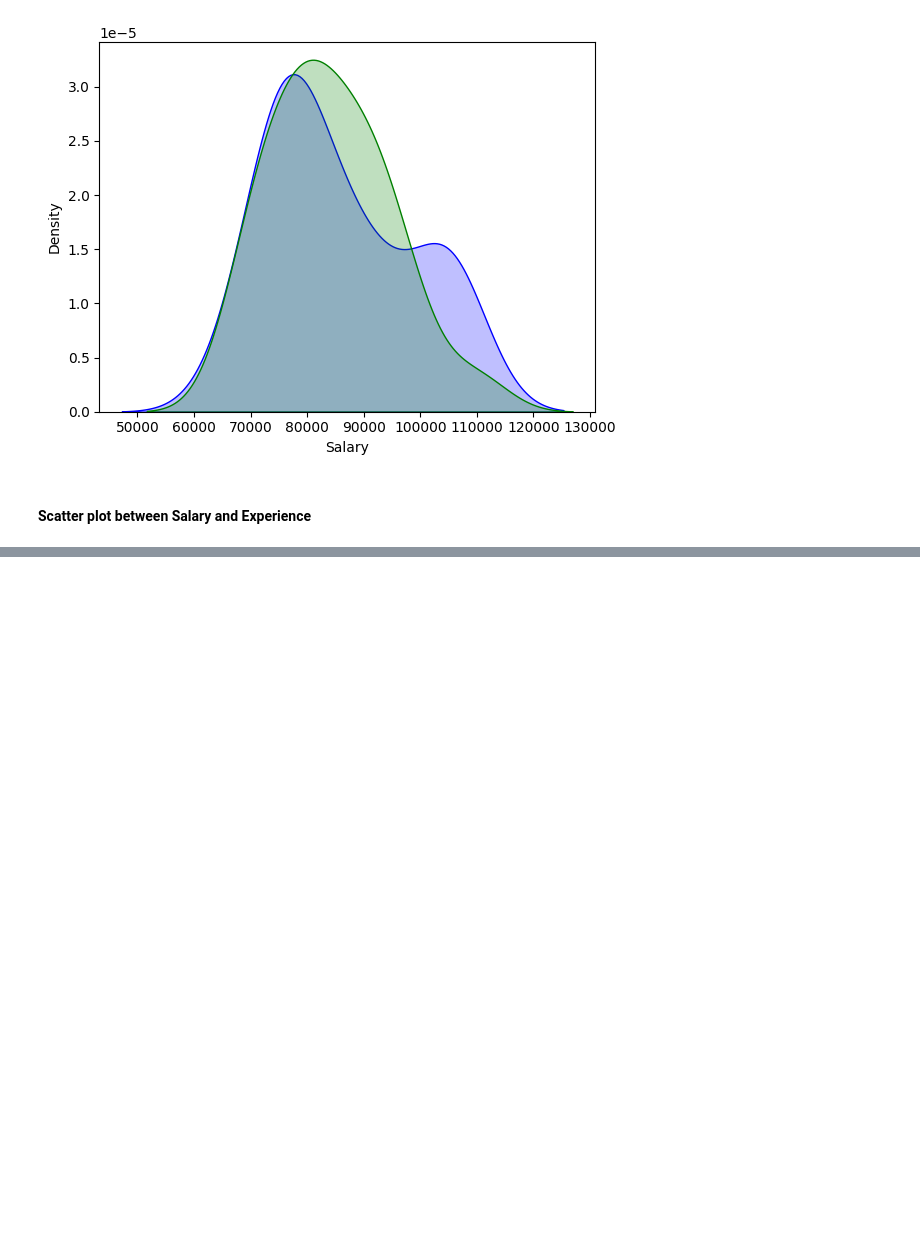
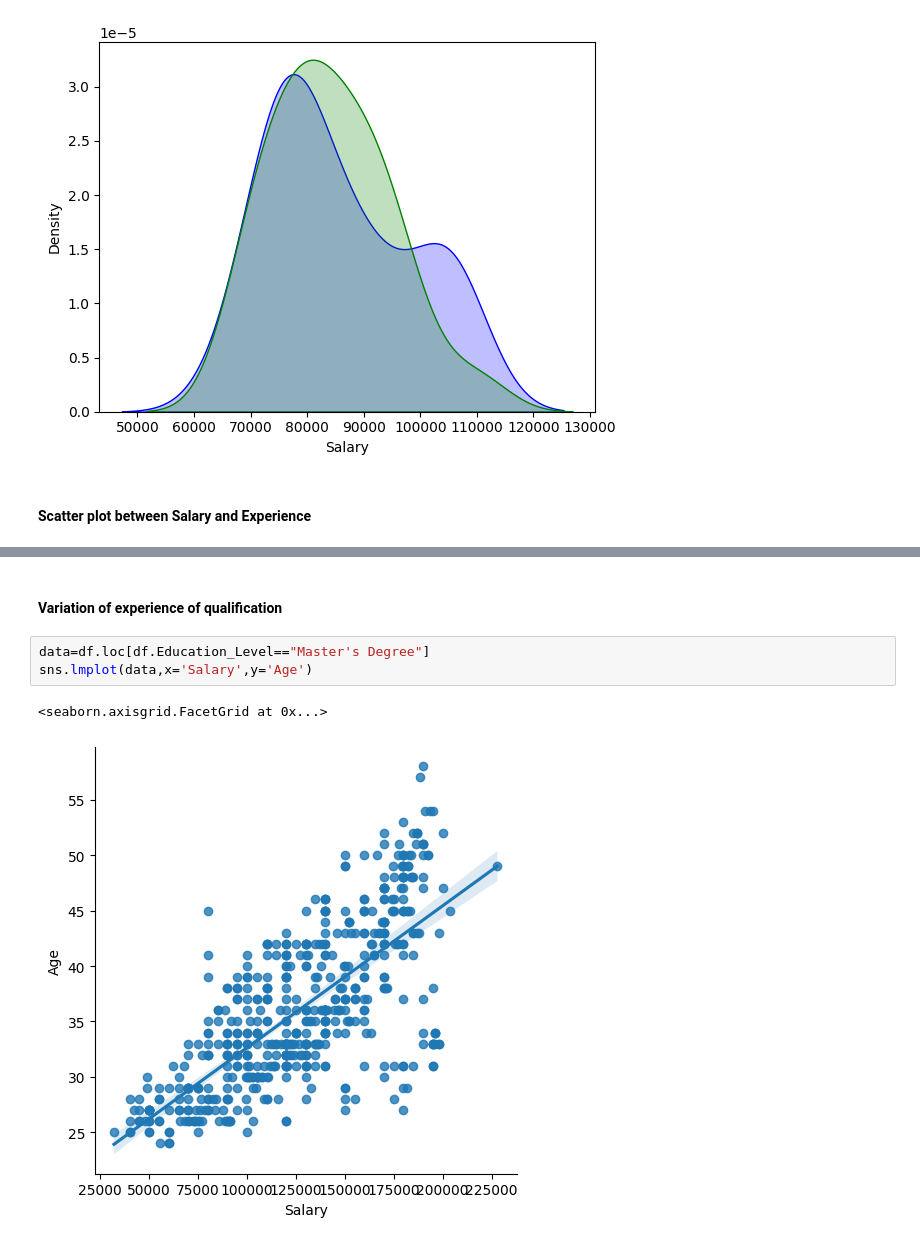
Before and after one commit to Bytecode-Magnum/Salary_Data_ExploratoryDataAnalysis, a Jupyter notebook: Salary_dataset_Data_Visualization.ipynb, the cells around one changed output, grey strips where cells are left out. Cells and saved outputs as stored; diff of their text form; blank space fills up the shorter version.

```diff
--- a/Salary_dataset_Data_Visualization.ipynb
+++ b/Salary_dataset_Data_Visualization.ipynb
@@ -97,0 +96,8 @@ px.scatter(x=df['Salary'],y=df['Experience'],trendline='ols',labels={'x':'Salary
+# %% [markdown]
+#### Variation of experience of qualification
+# %%
+data=df.loc[df.Education_Level=="Master's Degree"]
+sns.lmplot(data,x='Salary',y='Age')
+# %% [output]
+<seaborn.axisgrid.FacetGrid at 0x...>
+[figure, added]
```
Also changed, not shown: parts of 22 cells of this notebook.
